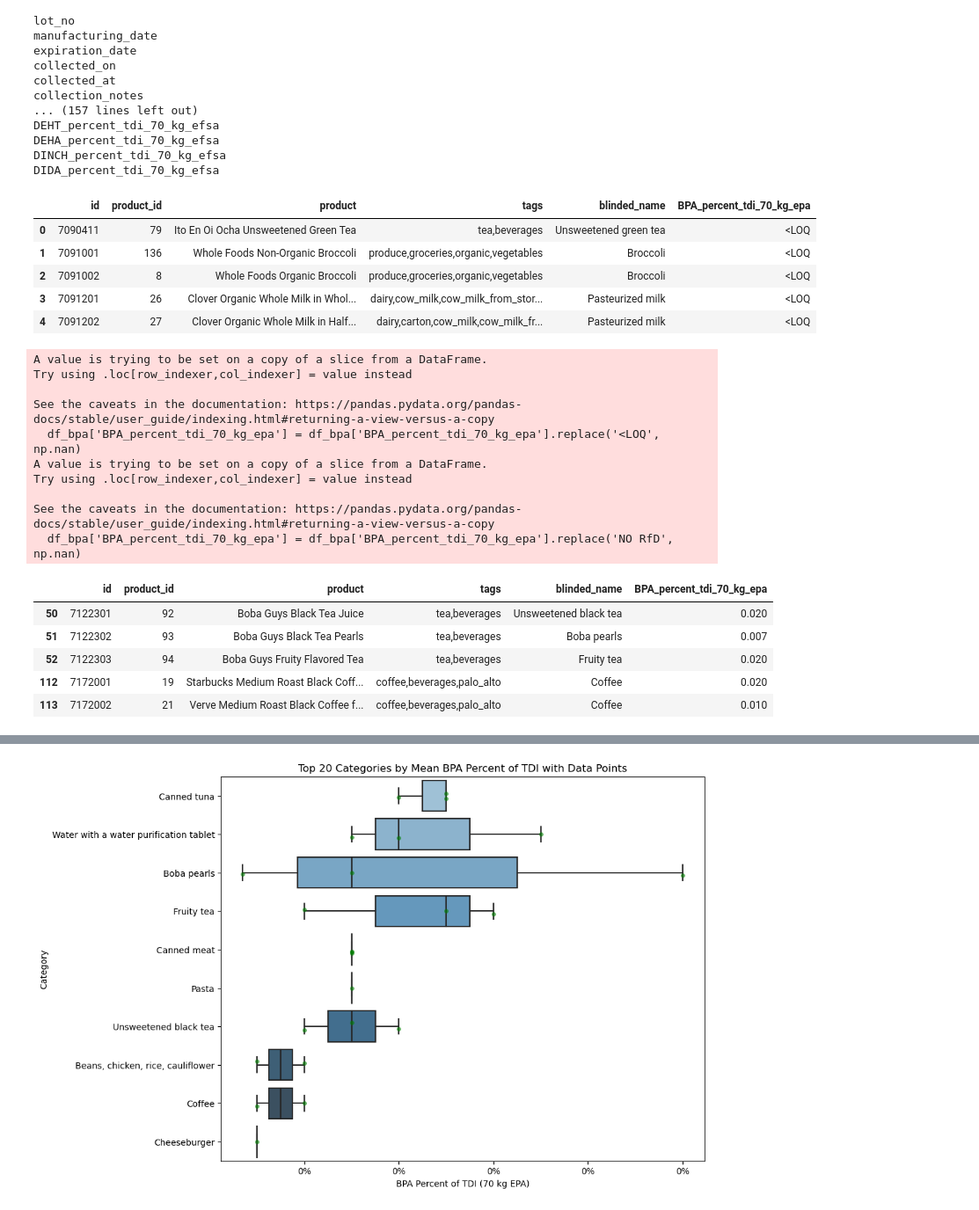
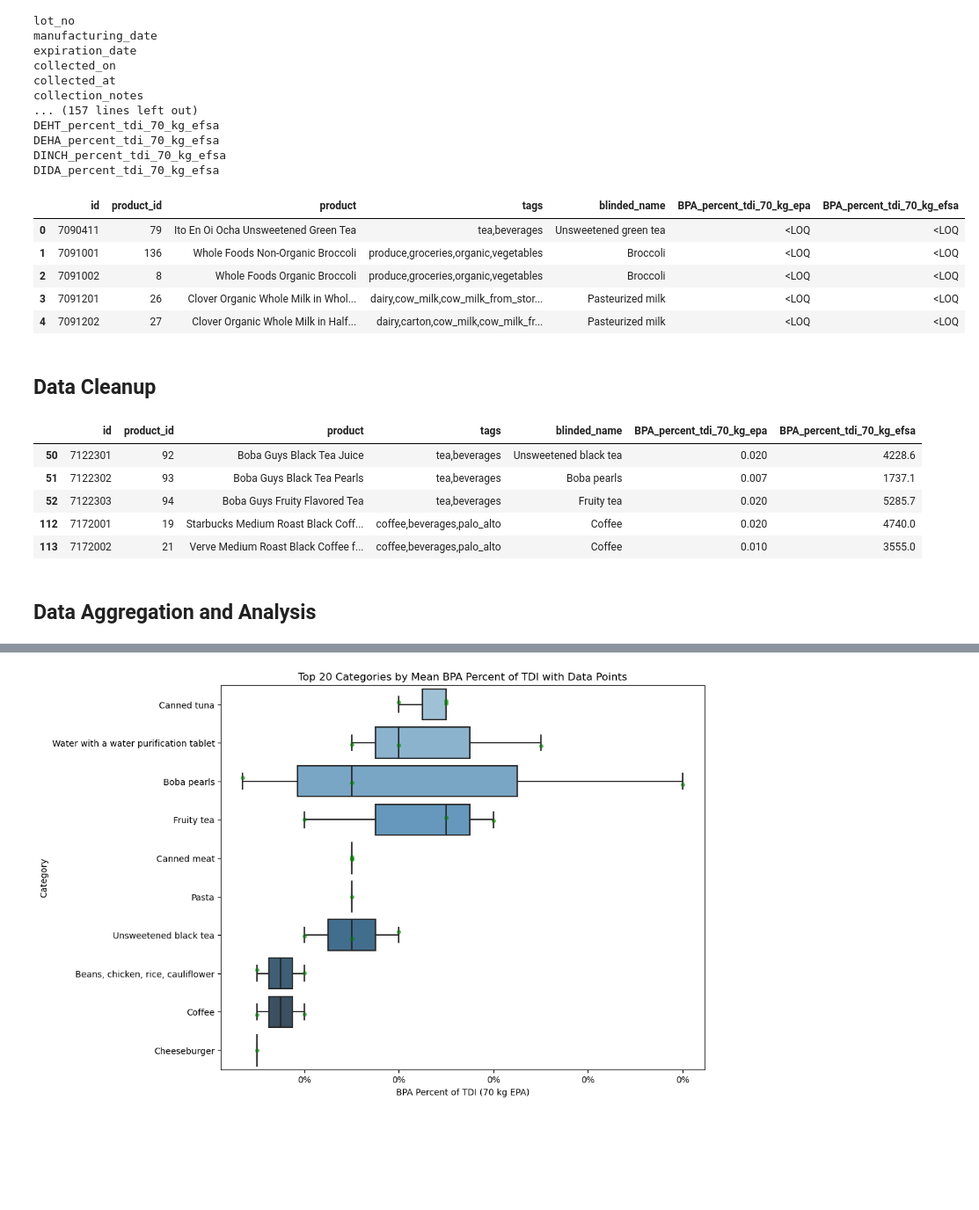
Before and after one commit to van-william/plastic-list-analysis, a Jupyter notebook: Notebooks/initial-analysis.ipynb, the cells around one changed output, grey strips where cells are left out. Shown at 88% size. Drawn from its saved outputs; the diff is of its cells as text; code cells hidden in the pictures; blank space fills up the shorter version.

Commit message:
updated analysis

```diff
--- a/Notebooks/initial-analysis.ipynb
+++ b/Notebooks/initial-analysis.ipynb
@@ -42,46 +42,43 @@ key_columns = ['id',
 'product',
 'tags',
 'blinded_name',
-'BPA_percent_tdi_70_kg_epa']
+'BPA_percent_tdi_70_kg_epa',
+'BPA_percent_tdi_70_kg_efsa']
 # %%
-df_bpa = df[key_columns]
+df_bpa = df[key_columns].copy()
 df_bpa.head()
 # %% [output]
-|  | id | product_id | product | tags | blinded_name | BPA_percent_tdi_70_kg_epa |
-| 0 | 7090411 | 79 | Ito En Oi Ocha Unsweetened Green Tea | tea,beverages | Unsweetened green tea | <LOQ |
-| 1 | 7091001 | 136 | Whole Foods Non-Organic Broccoli | produce,groceries,organic,vegetables | Broccoli | <LOQ |
-| 2 | 7091002 | 8 | Whole Foods Organic Broccoli | produce,groceries,organic,vegetables | Broccoli | <LOQ |
-| 3 | 7091201 | 26 | Clover Organic Whole Milk in Whol... | dairy,cow_milk,cow_milk_from_stor... | Pasteurized milk | <LOQ |
-| 4 | 7091202 | 27 | Clover Organic Whole Milk in Half... | dairy,carton,cow_milk,cow_milk_fr... | Pasteurized milk | <LOQ |
+|  | id | product_id | product | tags | blinded_name | BPA_percent_tdi_70_kg_epa | BPA_percent_tdi_70_kg_efsa |
+| 0 | 7090411 | 79 | Ito En Oi Ocha Unsweetened Green Tea | tea,beverages | Unsweetened green tea | <LOQ | <LOQ |
+| 1 | 7091001 | 136 | Whole Foods Non-Organic Broccoli | produce,groceries,organic,vegetables | Broccoli | <LOQ | <LOQ |
+| 2 | 7091002 | 8 | Whole Foods Organic Broccoli | produce,groceries,organic,vegetables | Broccoli | <LOQ | <LOQ |
+| 3 | 7091201 | 26 | Clover Organic Whole Milk in Whol... | dairy,cow_milk,cow_milk_from_stor... | Pasteurized milk | <LOQ | <LOQ |
+| 4 | 7091202 | 27 | Clover Organic Whole Milk in Half... | dairy,carton,cow_milk,cow_milk_fr... | Pasteurized milk | <LOQ | <LOQ |
+# %% [markdown]
+## Data Cleanup
 # %%
 # Replace '<LOQ' with NaN for easier handling
 df_bpa['BPA_percent_tdi_70_kg_epa'] = df_bpa['BPA_percent_tdi_70_kg_epa'].replace('<LOQ', np.nan)
 df_bpa['BPA_percent_tdi_70_kg_epa'] = df_bpa['BPA_percent_tdi_70_kg_epa'].replace('NO RfD', np.nan)
+df_bpa['BPA_percent_tdi_70_kg_efsa'] = df_bpa['BPA_percent_tdi_70_kg_efsa'].replace('NO RfD', np.nan)
+df_bpa['BPA_percent_tdi_70_kg_efsa'] = df_bpa['BPA_percent_tdi_70_kg_efsa'].replace('<LOQ', np.nan)
+df_bpa['BPA_percent_tdi_70_kg_efsa'] = df_bpa['BPA_percent_tdi_70_kg_efsa'].replace('NO TDI', np.nan)
+df_bpa['BPA_percent_tdi_70_kg_epa'] = df_bpa['BPA_percent_tdi_70_kg_epa'].replace('NO TDI', np.nan)
 
-# Drop rows with NaN in 'BPA_percent_tdi_70_kg_epa'
-df_bpa = df_bpa.dropna(subset=['BPA_percent_tdi_70_kg_epa'])
-
+df_bpa = df_bpa.dropna(subset=['BPA_percent_tdi_70_kg_epa', 'BPA_percent_tdi_70_kg_efsa'])
 # Convert the column to a numeric type if needed
-# df_bpa['BPA_percent_tdi_70_kg_epa'] = pd.to_numeric(df_bpa['BPA_percent_tdi_70_kg_epa'], errors='coerce')
 df_bpa['BPA_percent_tdi_70_kg_epa'] = df_bpa['BPA_percent_tdi_70_kg_epa'].astype(float)
-df_bpa = df_bpa.dropna(subset=['BPA_percent_tdi_70_kg_epa'])
+df_bpa['BPA_percent_tdi_70_kg_efsa'] = df_bpa['BPA_percent_tdi_70_kg_efsa'].astype(float)
+df_bpa = df_bpa.dropna(subset=['BPA_percent_tdi_70_kg_epa', 'BPA_percent_tdi_70_kg_efsa'])
 
 # Display the first few rows
 df_bpa.head()
 # %% [output]
-A value is trying to be set on a copy of a slice from a DataFrame.
-Try using .loc[row_indexer,col_indexer] = value instead
-
-See the caveats in the documentation: https://pandas.pydata.org/pandas-docs/stable/user_guide/indexing.html#returning-a-view-versus-a-copy
-  df_bpa['BPA_percent_tdi_70_kg_epa'] = df_bpa['BPA_percent_tdi_70_kg_epa'].replace('<LOQ', np.nan)
-A value is trying to be set on a copy of a slice from a DataFrame.
-Try using .loc[row_indexer,col_indexer] = value instead
-
-See the caveats in the documentation: https://pandas.pydata.org/pandas-docs/stable/user_guide/indexing.html#returning-a-view-versus-a-copy
-  df_bpa['BPA_percent_tdi_70_kg_epa'] = df_bpa['BPA_percent_tdi_70_kg_epa'].replace('NO RfD', np.nan)
-|  | id | product_id | product | tags | blinded_name | BPA_percent_tdi_70_kg_epa |
-| 50 | 7122301 | 92 | Boba Guys Black Tea Juice | tea,beverages | Unsweetened black tea | 0.020 |
-| 51 | 7122302 | 93 | Boba Guys Black Tea Pearls | tea,beverages | Boba pearls | 0.007 |
-| 52 | 7122303 | 94 | Boba Guys Fruity Flavored Tea | tea,beverages | Fruity tea | 0.020 |
-| 112 | 7172001 | 19 | Starbucks Medium Roast Black Coff... | coffee,beverages,palo_alto | Coffee | 0.020 |
-| 113 | 7172002 | 21 | Verve Medium Roast Black Coffee f... | coffee,beverages,palo_alto | Coffee | 0.010 |
+|  | id | product_id | product | tags | blinded_name | BPA_percent_tdi_70_kg_epa | BPA_percent_tdi_70_kg_efsa |
+| 50 | 7122301 | 92 | Boba Guys Black Tea Juice | tea,beverages | Unsweetened black tea | 0.020 | 4228.6 |
+| 51 | 7122302 | 93 | Boba Guys Black Tea Pearls | tea,beverages | Boba pearls | 0.007 | 1737.1 |
+| 52 | 7122303 | 94 | Boba Guys Fruity Flavored Tea | tea,beverages | Fruity tea | 0.020 | 5285.7 |
+| 112 | 7172001 | 19 | Starbucks Medium Roast Black Coff... | coffee,beverages,palo_alto | Coffee | 0.020 | 4740.0 |
+| 113 | 7172002 | 21 | Verve Medium Roast Black Coffee f... | coffee,beverages,palo_alto | Coffee | 0.010 | 3555.0 |
+# %% [markdown]
+## Data Aggregation and Analysis
```
Also changed, not shown: parts of 10 cells of this notebook, 3 other files.
